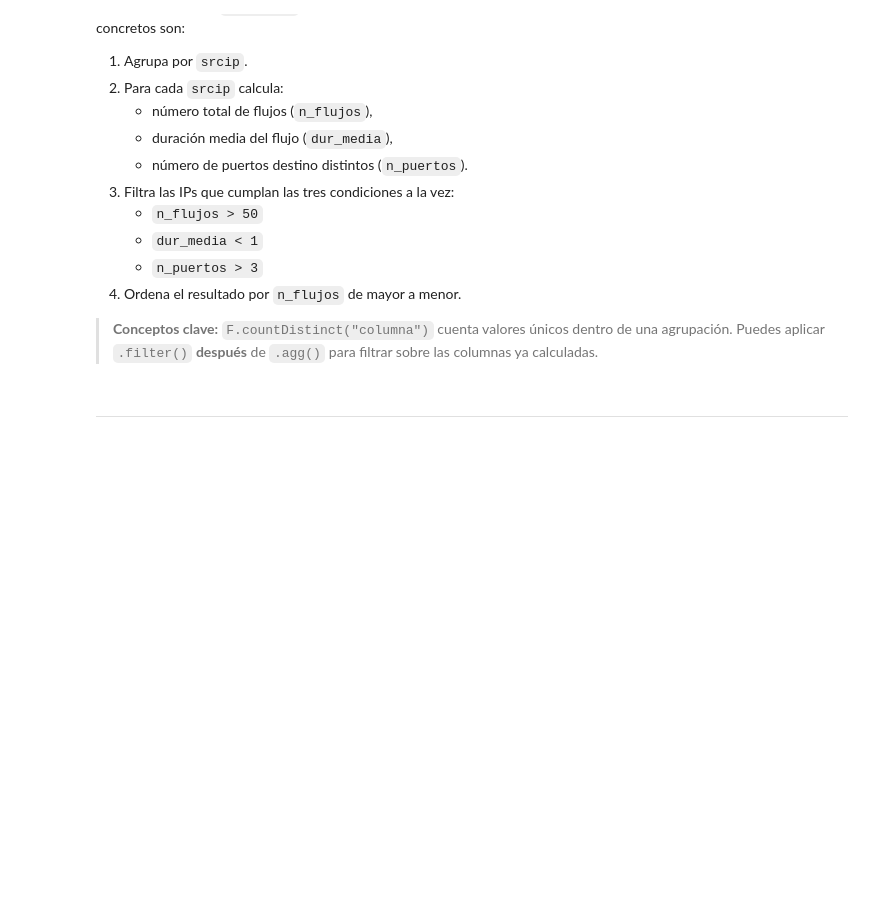
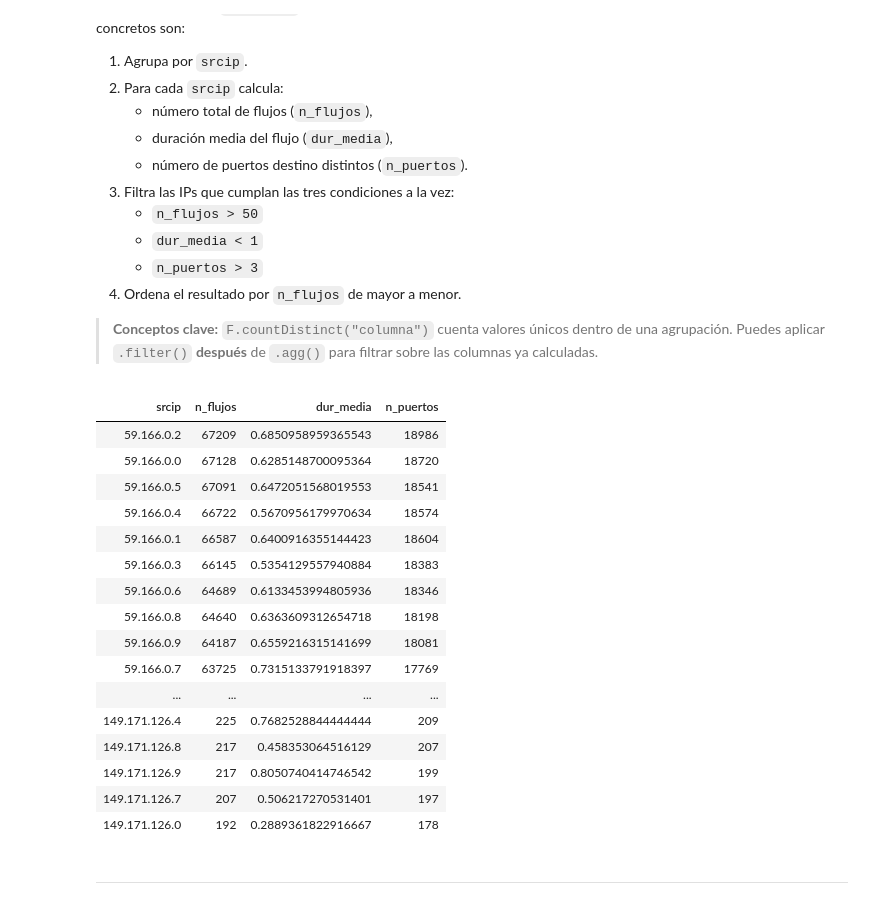
Before and after one commit to Lisgesoc/Mineria-Datos, a Jupyter notebook: P8_DavidDiazGregorio_VictorManuelGaray.ipynb, the cells around one changed output. Saved outputs shown, nothing was run; the diff lists cells and outputs as text; code cells hidden in the pictures; blank space fills up the shorter version.

```diff
--- a/P8_DavidDiazGregorio_VictorManuelGaray.ipynb
+++ b/P8_DavidDiazGregorio_VictorManuelGaray.ipynb
@@ -373,3 +426,35 @@ display(sospechosos)
+# %%
+#solución
+# Detección de port scanning
+
+sospechosos = df_limpio.groupBy("srcip").agg(
+    F.count("*").alias("n_flujos"),
+    F.mean("dur").alias("dur_media"),
+    F.countDistinct("dsport").alias("n_puertos")
+).filter(
+    (F.col("n_flujos") > 50) &
+    (F.col("dur_media") < 1) &
+    (F.col("n_puertos") > 3)
+).orderBy(F.col("n_flujos").desc())
+display(sospechosos)
+# %% [output]
+| srcip | n_flujos | dur_media | n_puertos |
+| 59.166.0.2 | 67209 | 0.6850958959365543 | 18986 |
+| 59.166.0.0 | 67128 | 0.6285148700095364 | 18720 |
+| 59.166.0.5 | 67091 | 0.6472051568019553 | 18541 |
+| 59.166.0.4 | 66722 | 0.5670956179970634 | 18574 |
+| 59.166.0.1 | 66587 | 0.6400916355144423 | 18604 |
+| 59.166.0.3 | 66145 | 0.5354129557940884 | 18383 |
+| 59.166.0.6 | 64689 | 0.6133453994805936 | 18346 |
+| 59.166.0.8 | 64640 | 0.6363609312654718 | 18198 |
+| 59.166.0.9 | 64187 | 0.6559216315141699 | 18081 |
+| 59.166.0.7 | 63725 | 0.7315133791918397 | 17769 |
+| ... | ... | ... | ... |
+| 149.171.126.4 | 225 | 0.7682528844444444 | 209 |
+| 149.171.126.8 | 217 | 0.458353064516129 | 207 |
+| 149.171.126.9 | 217 | 0.8050740414746542 | 199 |
+| 149.171.126.7 | 207 | 0.506217270531401 | 197 |
+| 149.171.126.0 | 192 | 0.2889361822916667 | 178 |
 # %% [markdown]
 ---
 # %% [markdown]
```
Also changed, not shown: parts of 11 cells of this notebook.
